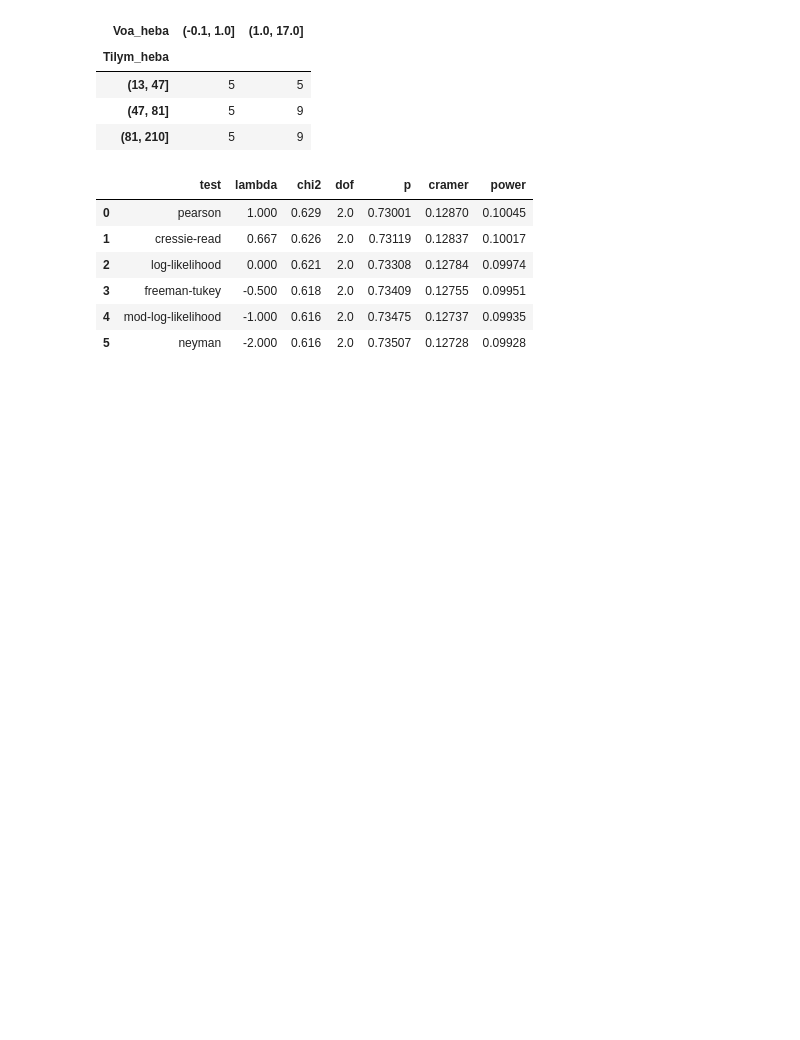
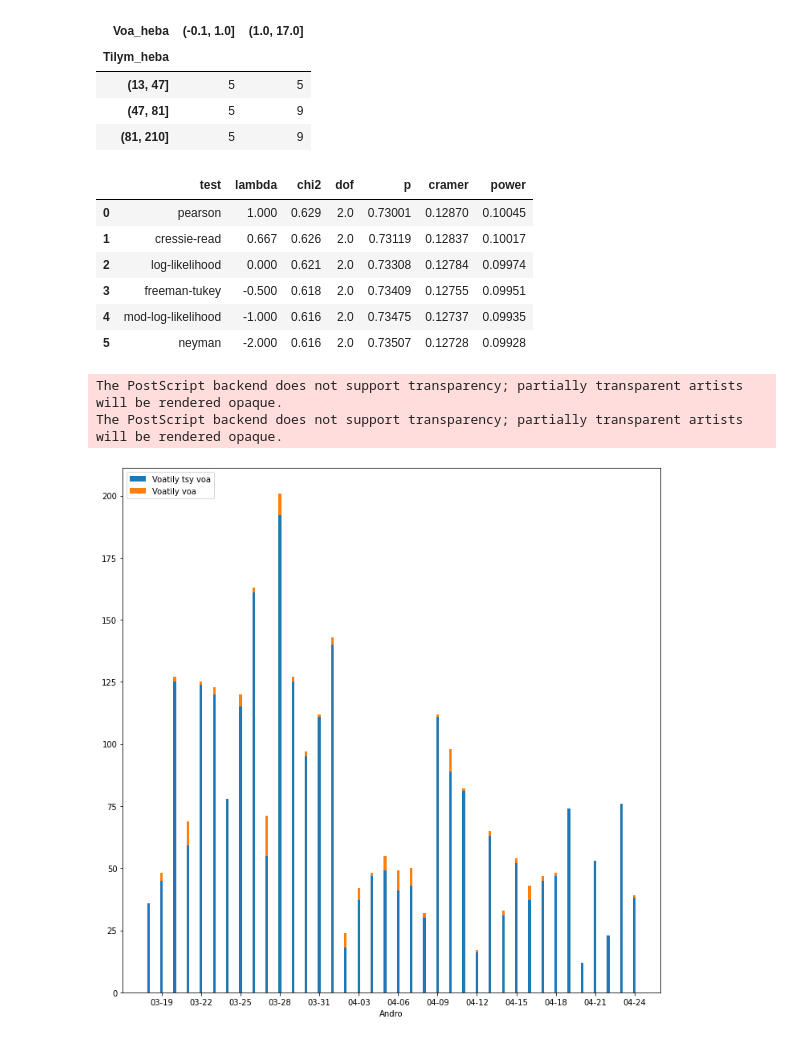
Before and after one commit to herysedra/covid19-mankaiza-clone, a Jupyter notebook: stats/stat_tests.ipynb, the cells around one changed output. Saved outputs shown, nothing was run; the diff lists cells and outputs as text; code cells hidden in the pictures; blank space fills up the shorter version.

```diff
--- a/stats/stat_tests.ipynb
+++ b/stats/stat_tests.ipynb
@@ -190,3 +217,29 @@ stats.round(5)
 | 3 | freeman-tukey | -0.500 | 0.618 | 2.0 | 0.73409 | 0.12755 | 0.09951 |
 | 4 | mod-log-likelihood | -1.000 | 0.616 | 2.0 | 0.73475 | 0.12737 | 0.09935 |
 | 5 | neyman | -2.000 | 0.616 | 2.0 | 0.73507 | 0.12728 | 0.09928 |
+# %%
+tilyvoa.index = pd.to_datetime(tilyvoa.index)
+
+#df = pd.DataFrame(index=tilyvoa.index, data={'Voatily tsy voa': tilyvoa['Tsyvoa'], 'Voatily voa':tilyvoa['Voa']})
+#df.index = pd.to_datetime(df.index)
+
+fig, ax = plt.subplots(figsize=(12, 12))
+
+ax.bar(tilyvoa.index, tilyvoa['Tsyvoa'], width= 0.2, label = 'Voatily tsy voa')
+ax.bar(tilyvoa.index, tilyvoa['Voa'], width= 0.2, bottom = tilyvoa['Tsyvoa'], label = 'Voatily voa')
+
+ax.set(xlabel ='Andro')
+
+date_form = DateFormatter("%m-%d")
+ax.xaxis.set_major_formatter(date_form)
+
+ax.xaxis.set_major_locator(mdates.DayLocator(interval=3))
+ax.legend(loc= 'best')
+
+plt.savefig(path_to_save+'mdgtahatv.eps')
+
+plt.show()
+# %% [output]
+The PostScript backend does not support transparency; partially transparent artists will be rendered opaque.
+The PostScript backend does not support transparency; partially transparent artists will be rendered opaque.
+[figure, added]
```
Also changed, not shown: parts of 8 cells of this notebook.
